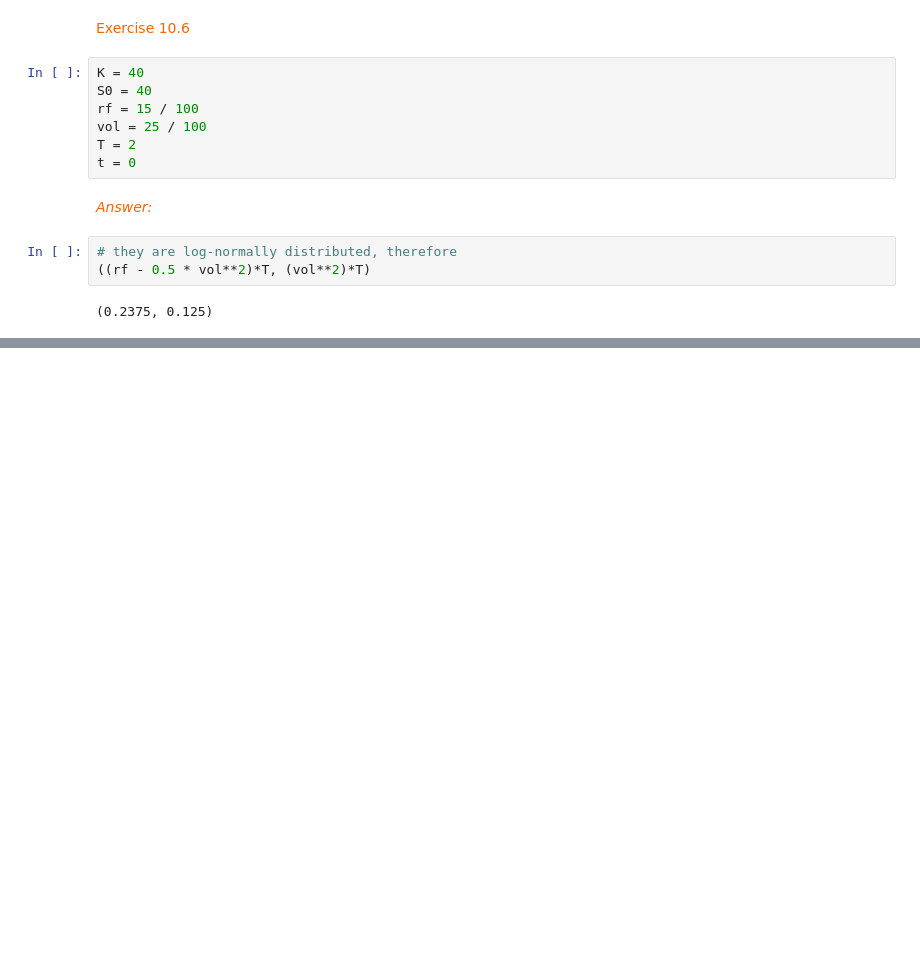
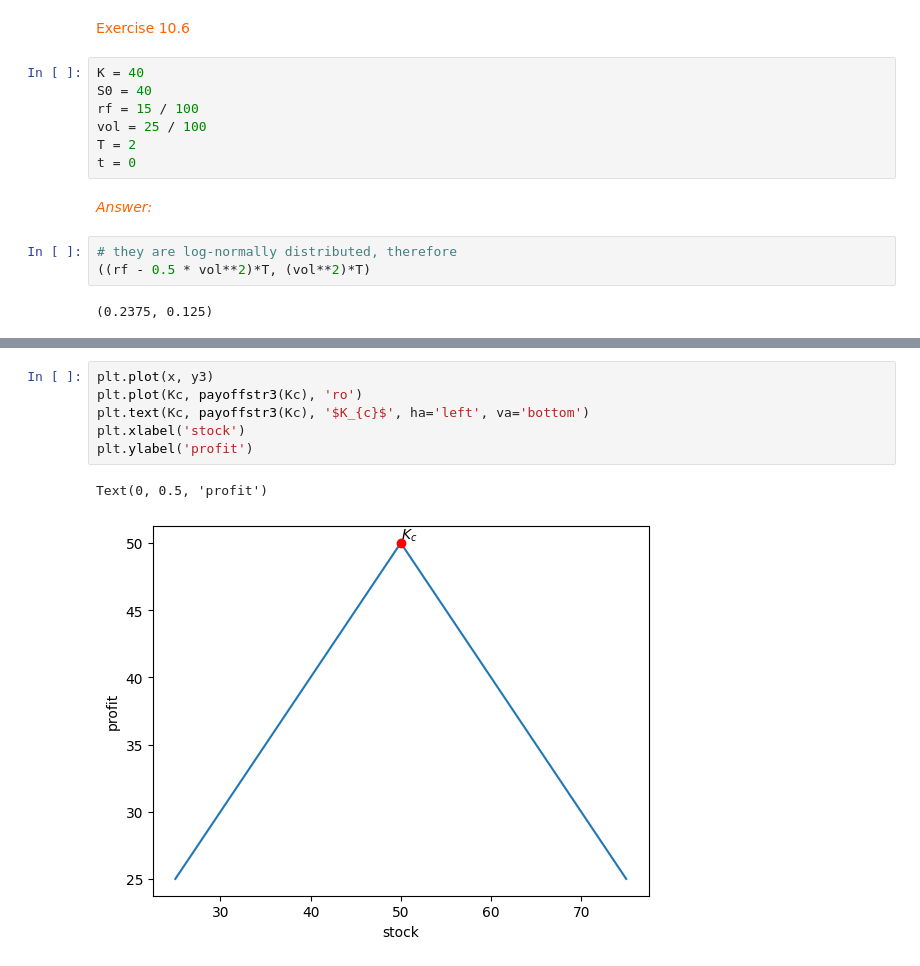
Before and after one commit to YavuzBozkurt/Warren-Buffet-At-Work, a Jupyter notebook: fm_ch10&ch11.ipynb, the cells around one changed output, grey strips where cells are left out. Drawn from its saved outputs; the diff is of its cells as text; blank space fills up the shorter version.

```diff
--- a/fm_ch10&ch11.ipynb
+++ b/fm_ch10&ch11.ipynb
@@ -112,0 +240,9 @@ _<span style="color:#ff6200;">Answer:</span>_
+# %%
+plt.plot(x, y3)
+plt.plot(Kc, payoffstr3(Kc), 'ro')
+plt.text(Kc, payoffstr3(Kc), '$K_{c}$', ha='left', va='bottom')
+plt.xlabel('stock')
+plt.ylabel('profit')
+# %% [output]
+Text(0, 0.5, 'profit')
+[figure, added]
```
Also changed, not shown: parts of 27 cells of this notebook.
